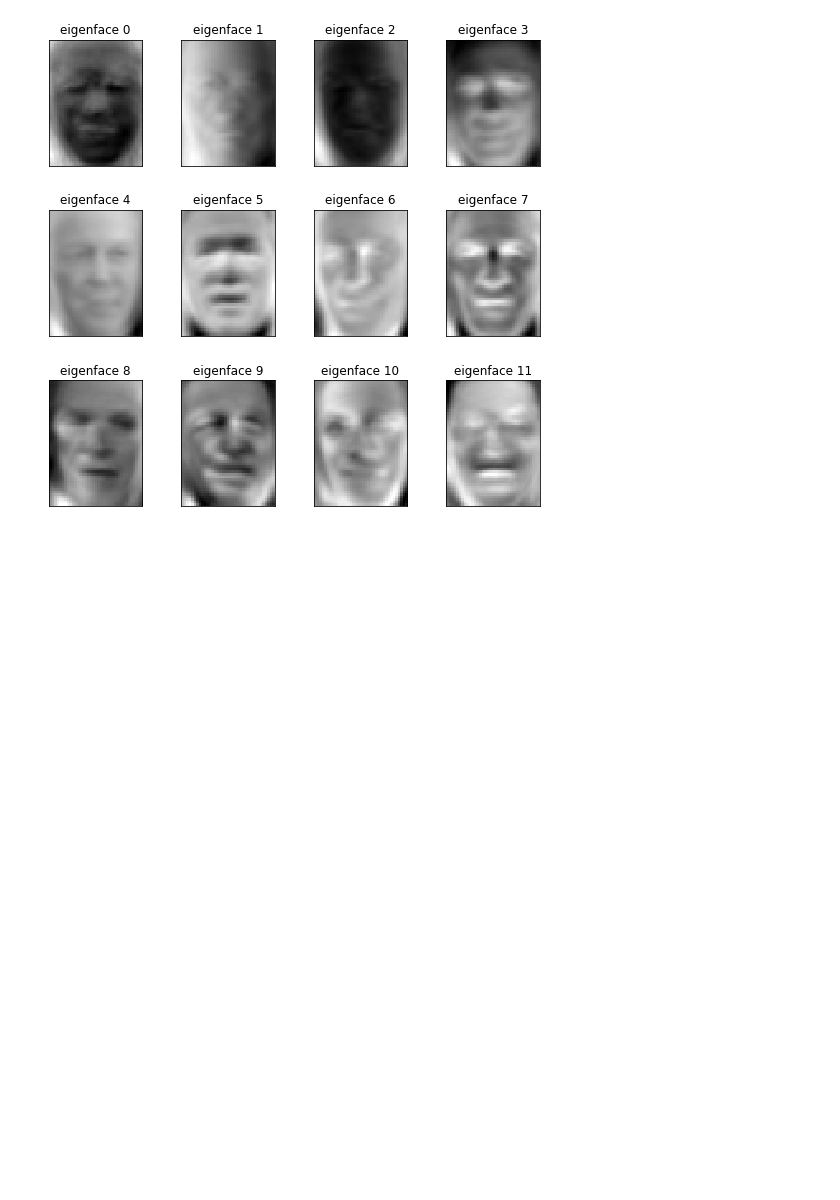
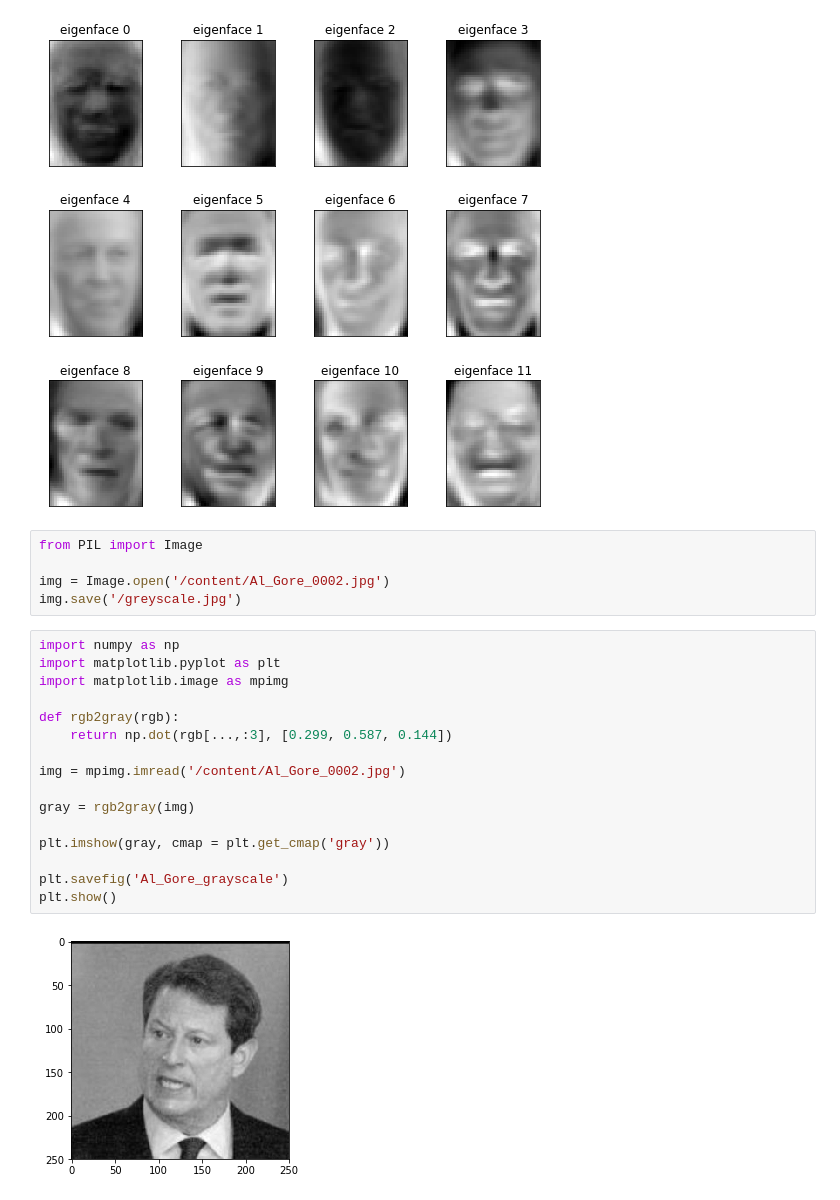
Before and after one commit to JimKing100/DS-Unit-1-Sprint-4-Linear-Algebra, a Jupyter notebook: module3-dimensionality-reduction/High Dimensional Data Assignment.ipynb, the cells around one changed output. Drawn from its saved outputs; the diff is of its cells as text; blank space fills up the shorter version.

```diff
--- a/module3-dimensionality-reduction/High Dimensional Data Assignment.ipynb
+++ b/module3-dimensionality-reduction/High Dimensional Data Assignment.ipynb
@@ -528,3 +554,26 @@ SVC(C=1000.0, cache_size=200, class_weight='balanced', coef0=0.0,
  [  0   3   1   5   0   0  27]]
 [figure]
 [figure]
+# %%
+from PIL import Image
+
+img = Image.open('/content/Al_Gore_0002.jpg')
+img.save('/greyscale.jpg')
+# %%
+import numpy as np
+import matplotlib.pyplot as plt
+import matplotlib.image as mpimg
+
+def rgb2gray(rgb):
+    return np.dot(rgb[...,:3], [0.299, 0.587, 0.144])
+
+img = mpimg.imread('/content/Al_Gore_0002.jpg')
+
+gray = rgb2gray(img)
+
+plt.imshow(gray, cmap = plt.get_cmap('gray'))
+
+plt.savefig('Al_Gore_grayscale')
+plt.show()
+# %% [output]
+[figure, added]
```
Also changed, not shown: parts of 8 cells of this notebook.
